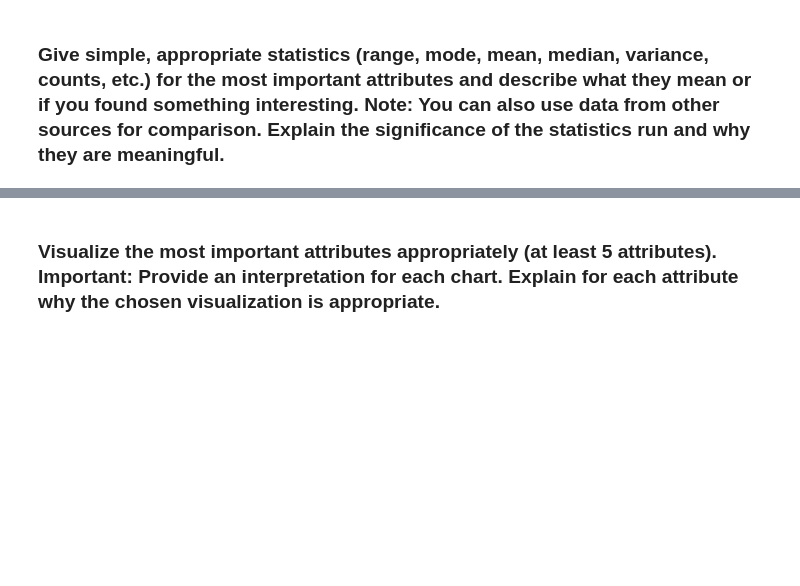
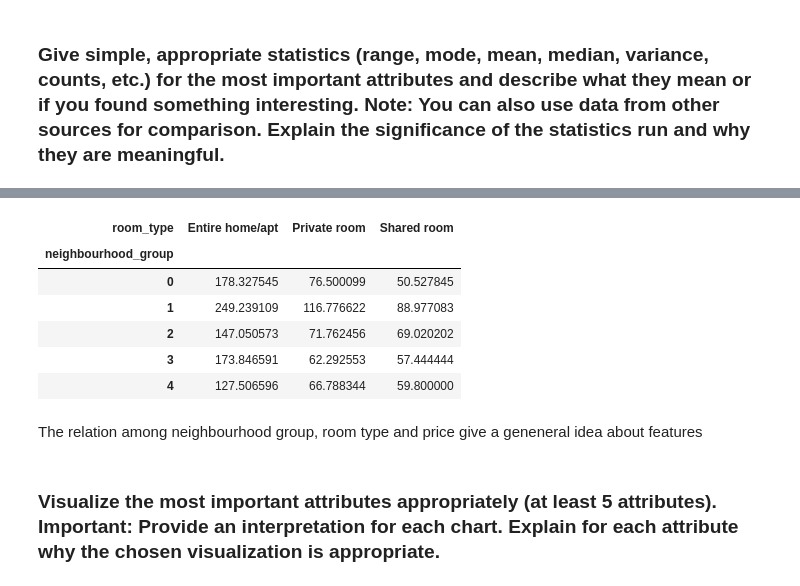
Before and after one commit to fastest-parrot/ml1-lab1, a Jupyter notebook: Lab1_Master_Draft.ipynb, the cells around one changed output, grey strips where cells are left out. Cells and saved outputs as stored; diff of their text form; code cells hidden in the pictures; blank space fills up the shorter version.

```diff
--- a/Lab1_Master_Draft.ipynb
+++ b/Lab1_Master_Draft.ipynb
@@ -239,3 +249,15 @@ For reviews per month, the top observation, 58.5, must be a mistake. The minimum
+# %%
+data.pivot_table(index='neighbourhood_group',columns='room_type',values='price',aggfunc='mean')
+# %% [output]
+| room_type | Entire home/apt | Private room | Shared room |
+| neighbourhood_group |  |  |  |
+| 0 | 178.327545 | 76.500099 | 50.527845 |
+| 1 | 249.239109 | 116.776622 | 88.977083 |
+| 2 | 147.050573 | 71.762456 | 69.020202 |
+| 3 | 173.846591 | 62.292553 | 57.444444 |
+| 4 | 127.506596 | 66.788344 | 59.800000 |
+# %% [markdown]
+The relation among neighbourhood group, room type and price give a geneneral idea about features
 # %% [markdown]
 ### Visualize the most important attributes appropriately (at least 5 attributes). Important: Provide an interpretation for each chart. Explain for each attribute why the chosen visualization is appropriate.
 # %%
```
Also changed, not shown: parts of 2 cells of this notebook, 1 other file.
